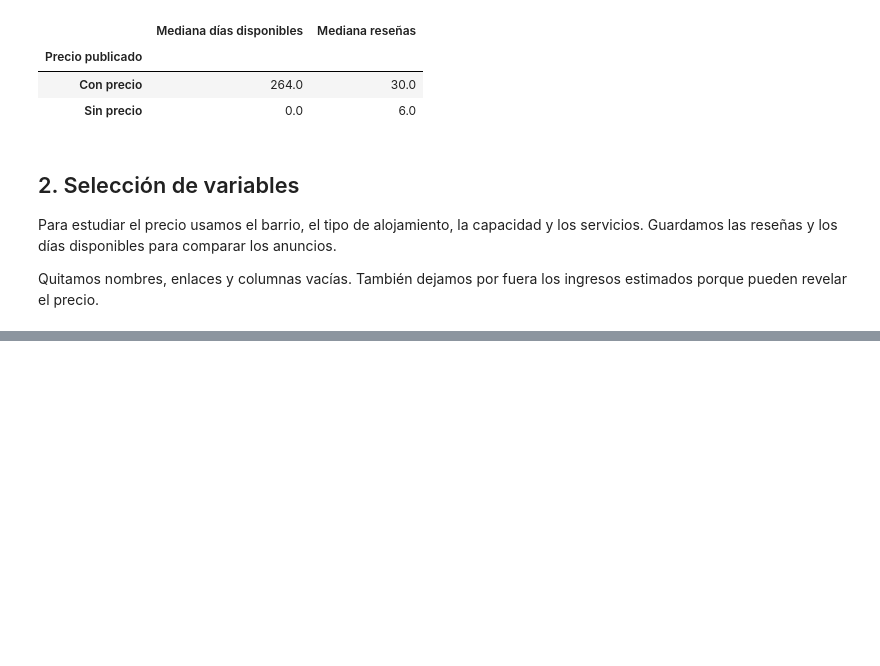
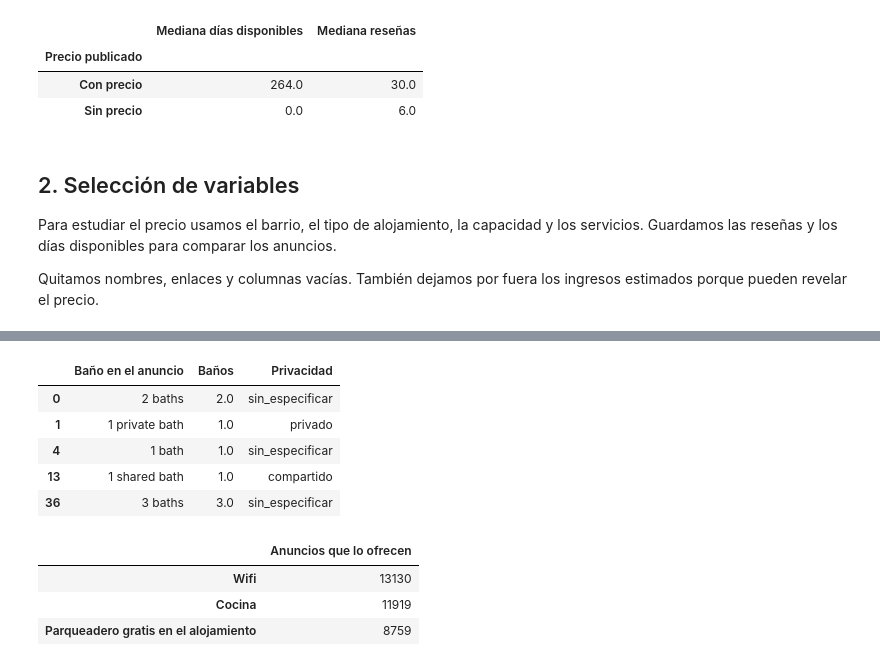
Before and after one commit to Morix9087/Proyecto-2, a Jupyter notebook: Ingenieria de Datos/Analisis exploratorio de datos iniciales.ipynb, the cells around one changed output, grey strips where cells are left out. Cells and saved outputs as stored; diff of their text form; code cells hidden in the pictures; blank space fills up the shorter version.

```diff
--- a/Ingenieria de Datos/Analisis exploratorio de datos iniciales.ipynb
+++ b/Ingenieria de Datos/Analisis exploratorio de datos iniciales.ipynb
@@ -129,0 +134,63 @@ if d["host_id"].isna().any():
+# %%
+def texto_uniforme(serie):
+    texto = serie.astype("string").str.normalize("NFKC").str.strip().str.lower()
+    texto = texto.str.replace(r"\s+", " ", regex=True)
+    return texto.mask(texto.isin(marcadores))
+
+base = d[["id", "host_id"]].copy()
+categoricas = ["barrio", "tipo_habitacion", "tipo_propiedad", "privacidad_bano"]
+for fuente, destino in {"neighbourhood_cleansed": "barrio", "room_type": "tipo_habitacion",
+                        "property_type": "tipo_propiedad"}.items():
+    base[destino] = texto_uniforme(d[fuente]).fillna("sin_especificar")
+
+bano = texto_uniforme(d["bathrooms_text"])
+cantidad = pd.to_numeric(bano.str.extract(r"(\d+(?:\.\d+)?)", expand=False), errors="coerce")
+base["banos"] = cantidad.mask(bano.str.contains("half", na=False), 0.5).astype("float64")
+base["privacidad_bano"] = np.select(
+    [bano.str.contains("shared", na=False).to_numpy(dtype=bool),
+     bano.str.contains("private", na=False).to_numpy(dtype=bool)],
+    ["compartido", "privado"], default="sin_especificar")
+display(pd.DataFrame({
+    "Baño en el anuncio": d["bathrooms_text"],
+    "Baños": base["banos"],
+    "Privacidad": base["privacidad_bano"]
+}).drop_duplicates().head())
+# %% [output]
+|  | Baño en el anuncio | Baños | Privacidad |
+| 0 | 2 baths | 2.0 | sin_especificar |
+| 1 | 1 private bath | 1.0 | privado |
+| 4 | 1 bath | 1.0 | sin_especificar |
+| 13 | 1 shared bath | 1.0 | compartido |
+| 36 | 3 baths | 3.0 | sin_especificar |
+# %%
+def servicios_de_anuncio(valor):
+    # El anuncio no indica servicios.
+    if pd.isna(valor):
+        servicios = []
+    else:
+        servicios = json.loads(valor)
+        if not isinstance(servicios, list) or not all(isinstance(s, str) for s in servicios):
+            raise ValueError("Se esperaba una lista de servicios en amenities.")
+    servicios = {s.casefold().strip() for s in servicios if s.strip()}
+    return {
+        "servicios_declarados": len(servicios),
+        "declara_wifi": int(any(re.search(r"\bwi[ -]?fi\b", s) for s in servicios)),
+        "declara_cocina": int(bool(servicios & {"kitchen", "kitchenette"})),
+        "declara_parqueadero_gratis_predio": int(any(
+            s.startswith("free ") and "parking" in s and "on premises" in s for s in servicios))
+    }
+
+servicios = pd.DataFrame(d["amenities"].map(servicios_de_anuncio).tolist(), index=d.index)
+base = base.join(servicios)
+binario = texto_uniforme(d["host_is_superhost"]).map({"t": 1, "f": 0})
+if binario.isna().any():
+    raise ValueError("Revisar los valores originales de host_is_superhost.")
+base["superanfitrion"] = binario.astype("int8")
+servicios_por_anuncio = base[["declara_wifi", "declara_cocina", "declara_parqueadero_gratis_predio"]]
+display(servicios_por_anuncio.sum().set_axis(["Wifi", "Cocina", "Parqueadero gratis en el alojamiento"])
+        .to_frame("Anuncios que lo ofrecen"))
+# %% [output]
+|  | Anuncios que lo ofrecen |
+| Wifi | 13130 |
+| Cocina | 11919 |
+| Parqueadero gratis en el alojamiento | 8759 |
```
Also changed, not shown: parts of 2 cells of this notebook.
